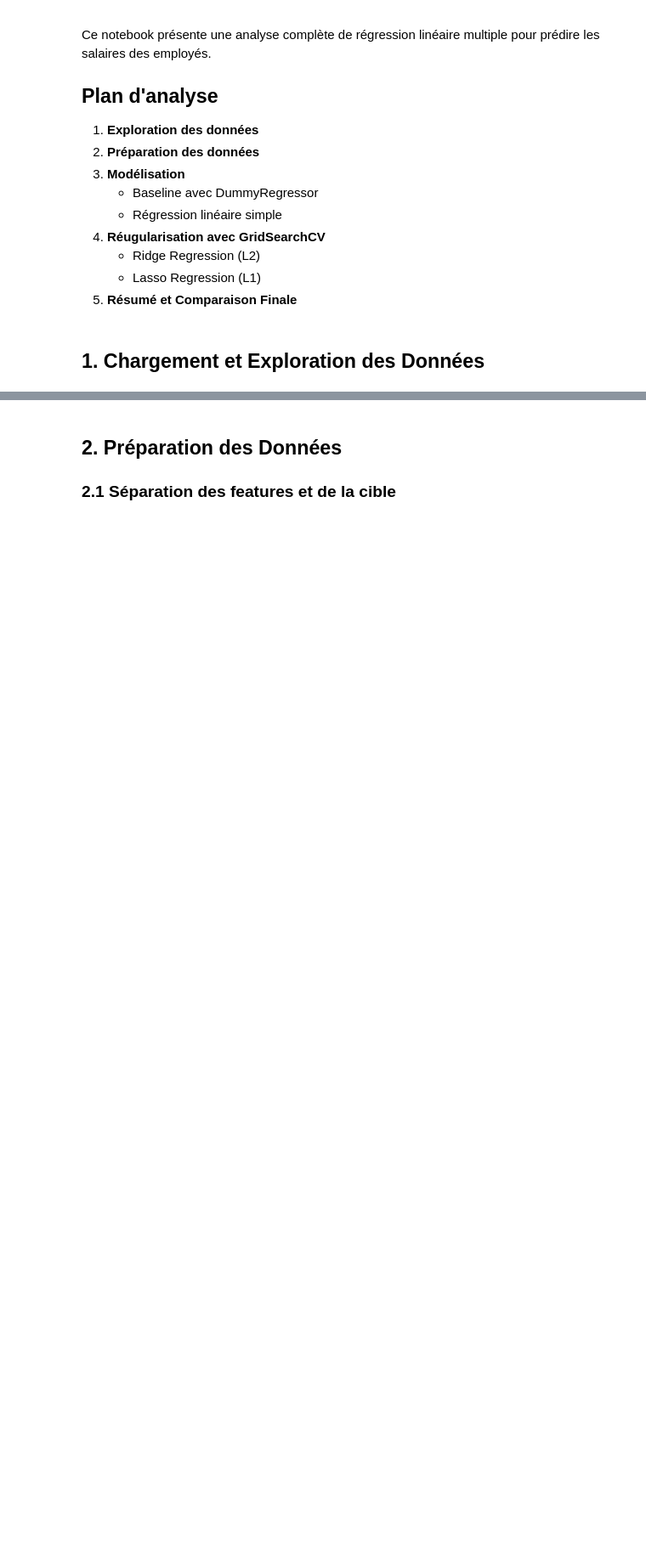
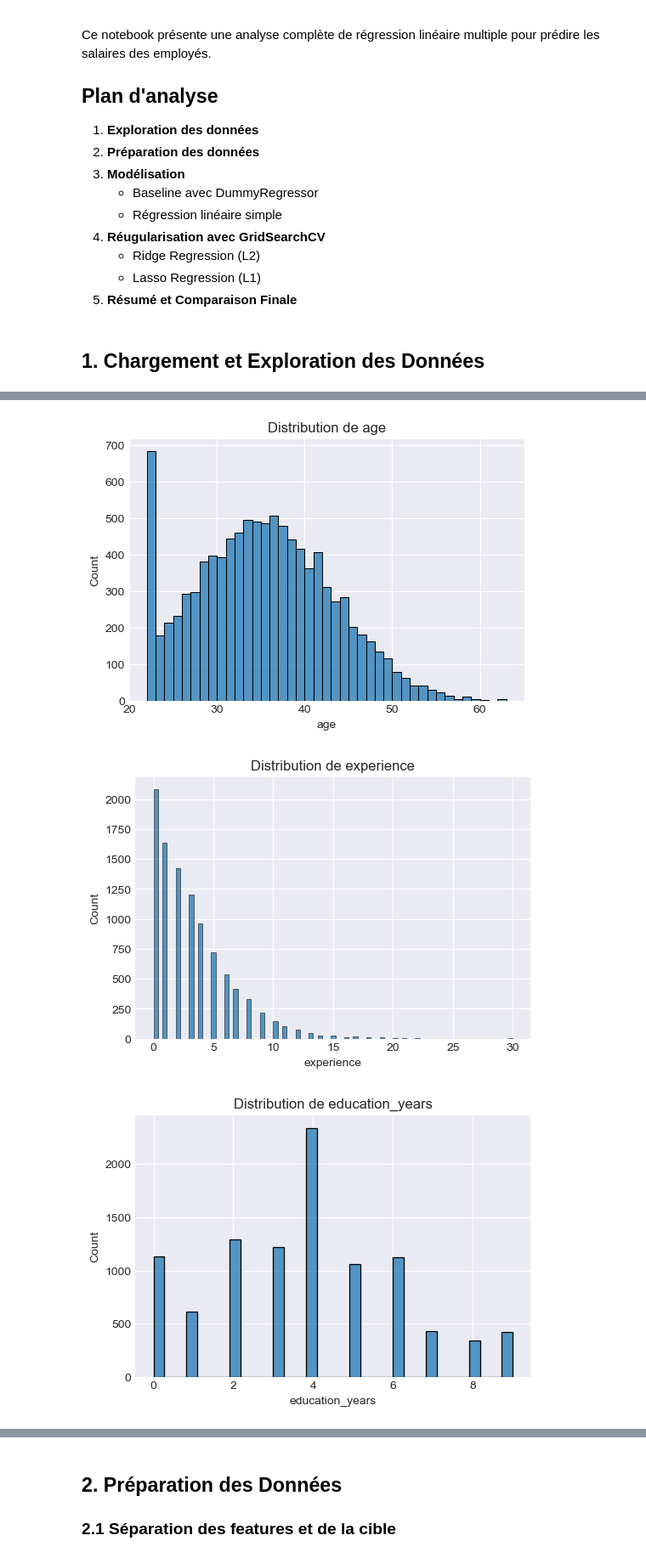
Before and after one commit to SamanthC/linear-regression-exercise, a Jupyter notebook: salary_regression_analysis.ipynb, the cells around one changed output, grey strips where cells are left out. Shown: that part at 85% size. Cells and saved outputs as stored; diff of their text form; code cells hidden in the pictures; blank space fills up the shorter version.

```diff
--- a/salary_regression_analysis.ipynb
+++ b/salary_regression_analysis.ipynb
@@ -41,3 +41,9 @@ plt.style.use('seaborn-v0_8-darkgrid')
 # Chargement des données
 
 # TO DO : Charger le dataset employee_salaries.csv dans un DataFrame pandas et afficher les 5 premières lignes ainsi que la shape du dataset
+
+import pandas as pd
+
+data = pd.read_csv('data/employee_salaries.csv')
+
+data.head()
@@ -49,3 +84,9 @@ plt.style.use('seaborn-v0_8-darkgrid')
 # Séparation des variables numériques et catégorielles
 
 # TO DO : créer deux listes qui séparent les variables numériques et catégorielles
+import numpy as np
+
+numeric_features = data.select_dtypes(include=['int64', 'float64']).columns.tolist()
+categorical_features = data.select_dtypes(include=['object']).columns.tolist()
+print(numeric_features)
+print(categorical_features)
@@ -52,5 +96,27 @@ plt.style.use('seaborn-v0_8-darkgrid')
 # %%
 # Analyse des données
 
 # TO DO : Analyser les données avec des visualisations appropriées (histogrammes, boxplots, heatmap de corrélation, etc.)
 # pour comprendre la distribution des variables et leurs relations avec la variable cible 'salaire'
+
+for col in numeric_features:
+    plt.figure(figsize=(6,4))
+    sns.histplot(data[col])
+    plt.title(f'Distribution de {col}')
+    plt.show()
+
+for col in categorical_features:
+    plt.figure(figsize=(6,4))
+    sns.countplot(data[col])
+    plt.title(f'Distribution de {col}')
+    plt.show()
+
+for col in numeric_features:
+    plt.figure(figsize=(6,4))
+    sns.boxplot(data[col])
+    plt.title(f'Boxplot de {col}')
+    plt.show()
+# %% [output]
+[figure, added]
+[figure, added]
+[figure, added]
```
Also changed, not shown: parts of 4 cells of this notebook.
